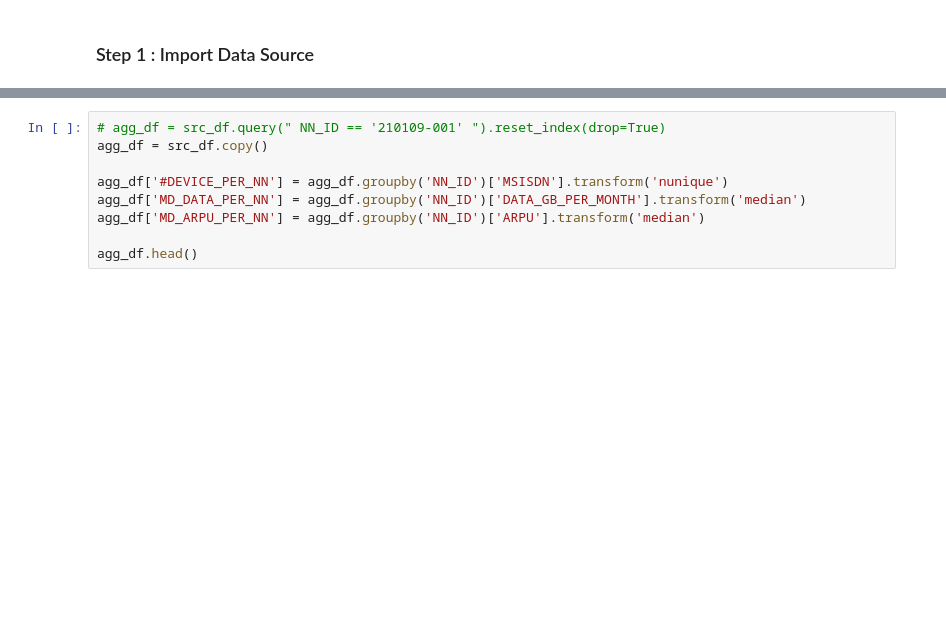
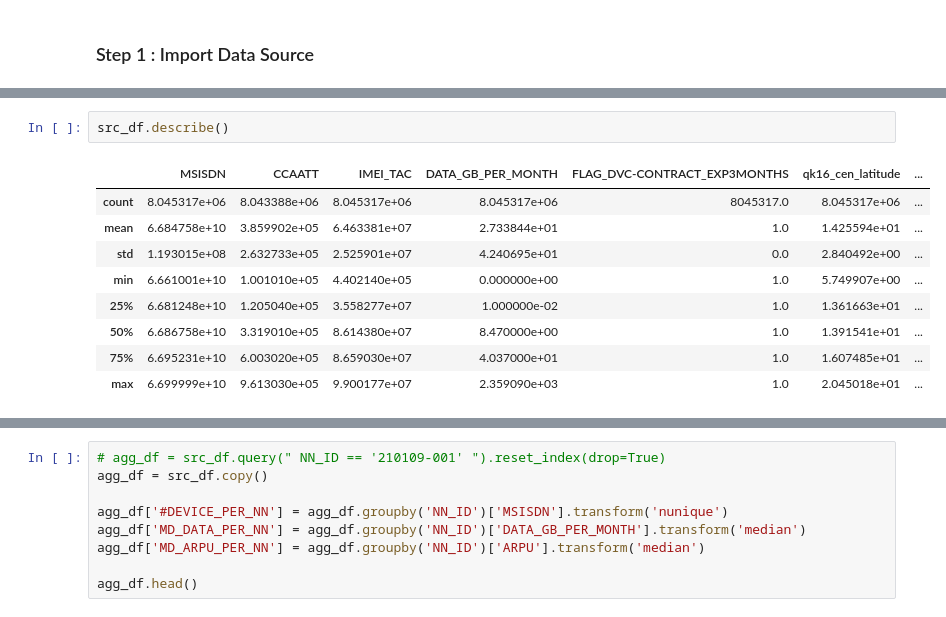
Before and after one commit to ruzlim/Jupyter, a Jupyter notebook: ETL/Analysis/WR-Mobile Devices.ipynb, the cells around one changed output, grey strips where cells are left out. Drawn from its saved outputs; the diff is of its cells as text; blank space fills up the shorter version.

```diff
--- a/ETL/Analysis/WR-Mobile Devices.ipynb
+++ b/ETL/Analysis/WR-Mobile Devices.ipynb
@@ -54,0 +109,12 @@ src_df : 8045317 rows, 32 columns
+# %%
+src_df.describe()
+# %% [output]
+|  | MSISDN | CCAATT | IMEI_TAC | DATA_GB_PER_MONTH | FLAG_DVC-CONTRACT_EXP3MONTHS | qk16_cen_latitude | ... |
+| count | 8.045317e+06 | 8.043388e+06 | 8.045317e+06 | 8.045317e+06 | 8045317.0 | 8.045317e+06 | ... |
+| mean | 6.684758e+10 | 3.859902e+05 | 6.463381e+07 | 2.733844e+01 | 1.0 | 1.425594e+01 | ... |
+| std | 1.193015e+08 | 2.632733e+05 | 2.525901e+07 | 4.240695e+01 | 0.0 | 2.840492e+00 | ... |
+| min | 6.661001e+10 | 1.001010e+05 | 4.402140e+05 | 0.000000e+00 | 1.0 | 5.749907e+00 | ... |
+| 25% | 6.681248e+10 | 1.205040e+05 | 3.558277e+07 | 1.000000e-02 | 1.0 | 1.361663e+01 | ... |
+| 50% | 6.686758e+10 | 3.319010e+05 | 8.614380e+07 | 8.470000e+00 | 1.0 | 1.391541e+01 | ... |
+| 75% | 6.695231e+10 | 6.003020e+05 | 8.659030e+07 | 4.037000e+01 | 1.0 | 1.607485e+01 | ... |
+| max | 6.699999e+10 | 9.613030e+05 | 9.900177e+07 | 2.359090e+03 | 1.0 | 2.045018e+01 | ... |
```
Also changed, not shown: parts of 15 cells of this notebook, 6 other files.
